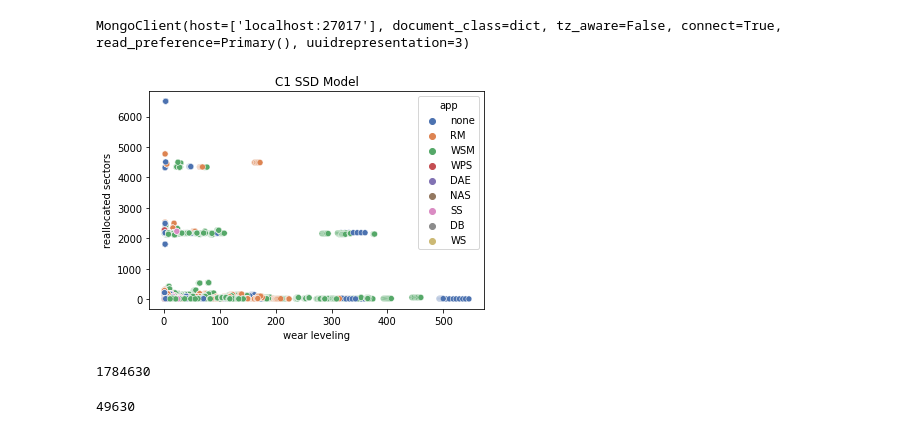
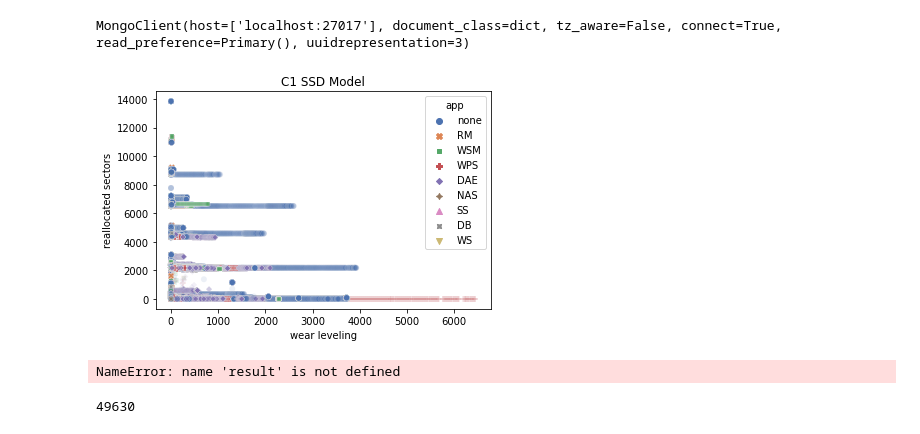
Before and after one commit to EricBorba/StorageFailurePredictor, a Jupyter notebook: Queries.ipynb, the cells around one changed output. Saved outputs shown, nothing was run; the diff lists cells and outputs as text; code cells hidden in the pictures.

Commit message:
plotting using chuncks

```diff
--- a/Queries.ipynb
+++ b/Queries.ipynb
@@ -191,34 +191,36 @@ myfields = {"disk_id":1, "r_sectors":1, "w_l_count":1, "_id":0}
 
 #mydoc = mycol.find(myquery, myfields, limit=1000000)
 # %%
+### Code for plotting using chuncks
+
 # Create an axis for both DataFrames to be plotted on
 fig, ax = plt.subplots()
 
 slices=2
 chunk=57637063
 list2 =[]
 df2 = pd.DataFrame()
 for i in range(1,(slices+1)):
     list2 = list(mycol.find(myquery, myfields)[(chunk*(i-1)):(chunk*i)])
     df2 = pd.DataFrame(list2)
     df2.drop(df2[df2.r_sectors < 10].index, inplace=True)
     df2["model_y"] = "C1"
     result = pd.merge(df2, df_AlibabaSnapShot_AllAppsSSDsLocation[['disk_id', 'model_y', 'app']], on=['disk_id', 'model_y'], how='inner')
     if i == slices:
-        ax = sns.scatterplot(x = "w_l_count", y = 'r_sectors', palette = 'deep', hue='app', data = result, legend=False)
+        ax = sns.scatterplot(x = "w_l_count", y = 'r_sectors', palette = 'deep', hue='app', data = result, legend=False, style="app", alpha=0.1)
     else:
-        ax = sns.scatterplot(x = "w_l_count", y = 'r_sectors', palette = 'deep', hue='app', data = result)
+        ax = sns.scatterplot(x = "w_l_count", y = 'r_sectors', palette = 'deep', hue='app', data = result, style="app", alpha=0.1)
     del list2, result, df2
     gc.collect()
 
 ax.set(xlabel ="wear leveling", ylabel = "reallocated sectors", title ='C1 SSD Model')
 plt.show()
 # %% [output]
-[figure, old version]
+[figure, new version]
 # %%
-len(df)
+len(result)
 # %% [output]
-1784630
+NameError: name 'result' is not defined
 # %%
 list1 = list(mydoc)
 df =  pd.DataFrame(list1)
```
